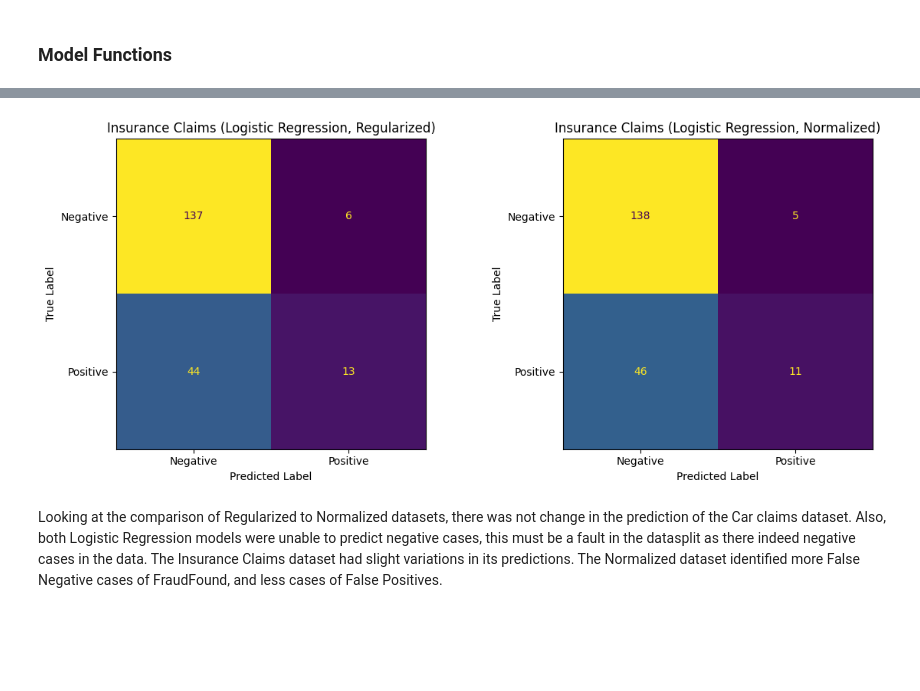
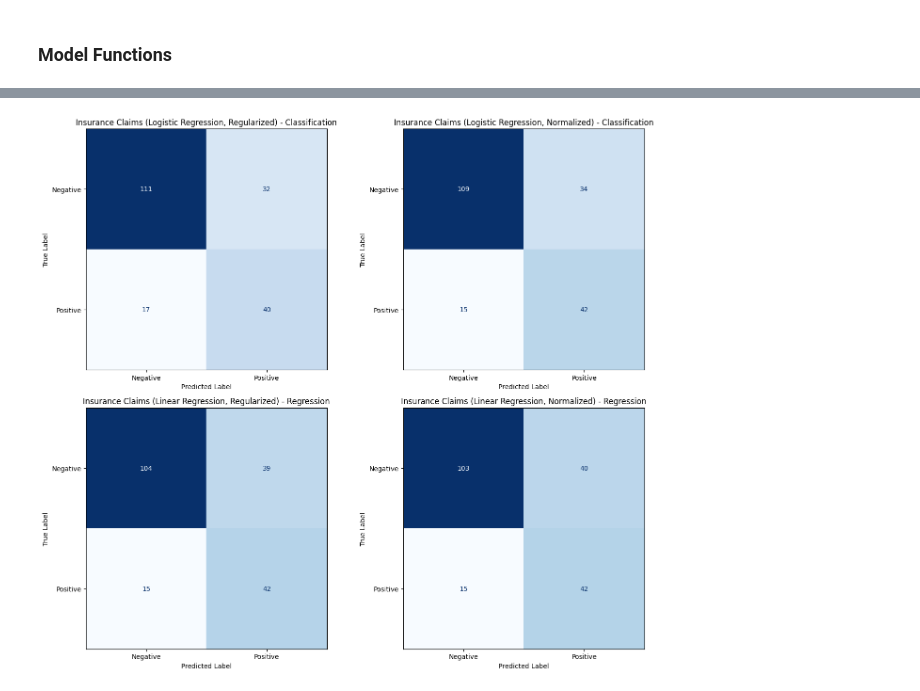
Before and after one commit to jtvon/799S-Data-Science-Capstone, a Jupyter notebook: Week-4-jupyter-notebook.ipynb, the cells around one changed output, grey strips where cells are left out. Cells and saved outputs as stored; diff of their text form; code cells hidden in the pictures; blank space fills up the shorter version.

```diff
--- a/Week-4-jupyter-notebook.ipynb
+++ b/Week-4-jupyter-notebook.ipynb
@@ -55,9 +55,8 @@ def load_and_split_data(file_path, test_size=0.2, random_state=random_state, cho
     # Train and test split
     X_train, X_test, y_train, y_test = train_test_split(X, y, test_size=test_size, random_state=random_state)
 
-    # Convert target to DataFrame
-    y_train = pd.DataFrame(y_train, columns=[y.name]).reset_index(drop=True)
-    y_test = pd.DataFrame(y_test, columns=[y.name]).reset_index(drop=True)
+    y_train = np.asarray(y_train).ravel()
+    y_test = np.asarray(y_test).ravel()
 
     if choice == 'reg':
         # Regularize the features
@@ -94,8 +93,8 @@ def lin_regression(X_train, y_train, X_test, y_test, type='class'):
     # print(f"Root Mean Squared Error: {rmse:.4f}")
     return model, y_pred, score
 # %%
-def log_regression(X_train, y_train, X_test, y_test, type='class'):
-    model = LogisticRegression(random_state=random_state, max_iter=1000)
+def log_regression(X_train, y_train, X_test, y_test, type='class', class_weight='balanced'):
+    model = LogisticRegression(random_state=random_state, max_iter=1000, class_weight=class_weight)
     model.fit(X_train, y_train)
 
     if type == 'reg':
@@ -113,10 +112,10 @@ def log_regression(X_train, y_train, X_test, y_test, type='class'):
             f1_scores.append(f1_score(y_test, y_pred_thresh))
 
         best_thresh = thresholds[np.argmax(f1_scores)]
-        print(f"Best threshold for F1-score: {best_thresh:.2f}")
 
         # Use the best threshold for final predictions
         y_pred = (y_proba >= best_thresh).astype(int)
+        score = accuracy_score(y_test, y_pred)
 
     return model, y_pred, score
 # %%
@@ -225,26 +243,40 @@ plt.show()
 # %%
 # Insurance Claims - Logistic Regression (Regularized vs Normalized) in the same figure
-fig, axes = plt.subplots(1, 2, figsize=(12, 5))
+fig, axes = plt.subplots(2, 2, figsize=(14, 12))
+
+# Regularized
+cm_ins_log_reg = confusion_matrix(y_test_ins_reg, y_pred_ins_log_reg_class)
+disp_ins_log_reg = ConfusionMatrixDisplay(confusion_matrix=cm_ins_log_reg, display_labels=['Negative', 'Positive'])
+disp_ins_log_reg.plot(ax=axes[0][0], colorbar=False, cmap=plt.cm.Blues)
+axes[0][0].set_title("Insurance Claims (Logistic Regression, Regularized) - Classification")
+axes[0][0].set_xlabel("Predicted Label")
+axes[0][0].set_ylabel("True Label")
+
+# Normalized
+cm_ins_log_norm = confusion_matrix(y_test_ins_norm, y_pred_ins_log_norm_class)
+disp_ins_log_norm = ConfusionMatrixDisplay(confusion_matrix=cm_ins_log_norm, display_labels=['Negative', 'Positive'])
+disp_ins_log_norm.plot(ax=axes[0][1], colorbar=False, cmap=plt.cm.Blues)
+axes[0][1].set_title("Insurance Claims (Logistic Regression, Normalized) - Classification")
+axes[0][1].set_xlabel("Predicted Label")
+axes[0][1].set_ylabel("True Label")
 
 # Regularized
 cm_ins_log_reg = confusion_matrix(y_test_ins_reg, y_pred_ins_log_reg)
 disp_ins_log_reg = ConfusionMatrixDisplay(confusion_matrix=cm_ins_log_reg, display_labels=['Negative', 'Positive'])
-disp_ins_log_reg.plot(ax=axes[0], colorbar=False)
-axes[0].set_title("Insurance Claims (Logistic Regression, Regularized)")
-axes[0].set_xlabel("Predicted Label")
-axes[0].set_ylabel("True Label")
+disp_ins_log_reg.plot(ax=axes[1][0], colorbar=False, cmap=plt.cm.Blues)
+axes[1][0].set_title("Insurance Claims (Linear Regression, Regularized) - Regression")
+axes[1][0].set_xlabel("Predicted Label")
+axes[1][0].set_ylabel("True Label")
 
 # Normalized
 cm_ins_log_norm = confusion_matrix(y_test_ins_norm, y_pred_ins_log_norm)
 disp_ins_log_norm = ConfusionMatrixDisplay(confusion_matrix=cm_ins_log_norm, display_labels=['Negative', 'Positive'])
-disp_ins_log_norm.plot(ax=axes[1], colorbar=False)
-axes[1].set_title("Insurance Claims (Logistic Regression, Normalized)")
-axes[1].set_xlabel("Predicted Label")
-axes[1].set_ylabel("True Label")
+disp_ins_log_norm.plot(ax=axes[1][1], colorbar=False, cmap=plt.cm.Blues)
+axes[1][1].set_title("Insurance Claims (Linear Regression, Normalized) - Regression")
+axes[1][1].set_xlabel("Predicted Label")
+axes[1][1].set_ylabel("True Label")
 
 plt.tight_layout()
 plt.show()
 # %% [output]
-[figure, old version]
+[figure, new version]
-# %% [markdown]
-Looking at the comparison of Regularized to Normalized datasets, there was not change in the prediction of the Car claims dataset. Also, both Logistic Regression models were unable to predict negative cases, this must be a fault in the datasplit as there indeed negative cases in the data. The Insurance Claims dataset had slight variations in its predictions. The Normalized dataset identified more False Negative cases of FraudFound, and less cases of False Positives.
```
Also changed, not shown: parts of 6 cells of this notebook.
